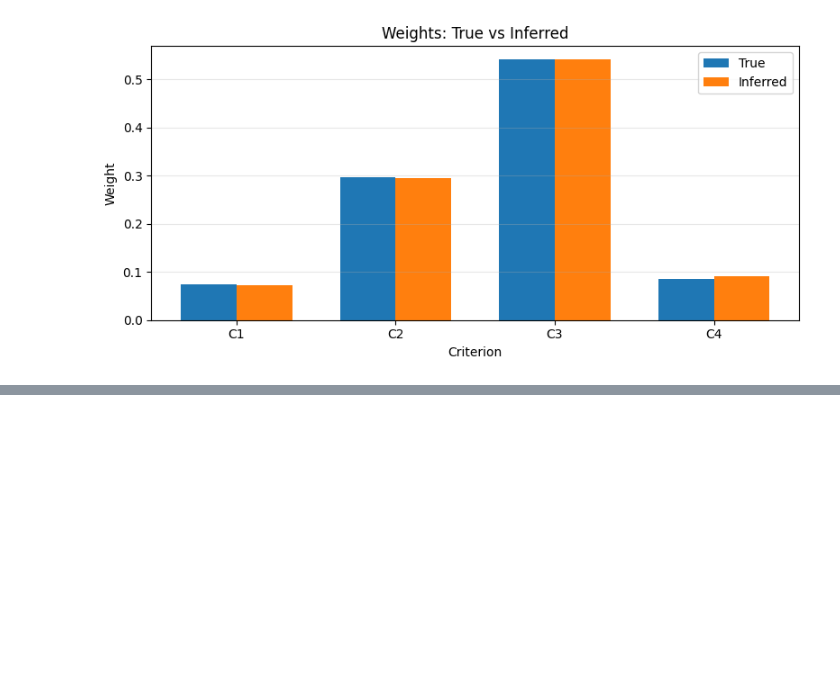
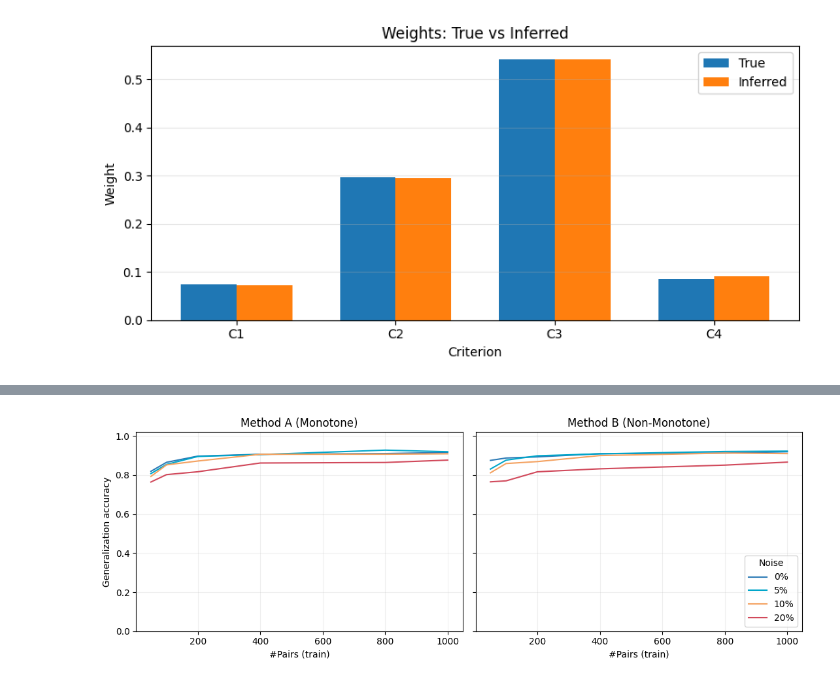
Before and after one commit to MathysBgh/UTA_project, a Jupyter notebook: uta.ipynb, the cells around one changed output, grey strips where cells are left out. Cells and saved outputs as stored; diff of their text form; code cells hidden in the pictures; blank space fills up the shorter version.

Commit message:
Clean repo : uta.ipynb, results csv, and uta_core.py

```diff
--- a/uta.ipynb
+++ b/uta.ipynb
@@ -184,0 +313,27 @@ plot_value_functions_and_weights(gt, inf, mode="weighted")
+# %%
+import matplotlib as mpl
+
+mpl.rcParams.update({
+    "figure.dpi": 120,
+    "axes.spines.top": False,
+    "axes.spines.right": False,
+    "axes.grid": True,
+    "grid.alpha": 0.2,
+    "grid.linestyle": "-",
+    "axes.linewidth": 0.8,
+    "lines.linewidth": 1.8,
+    "font.size": 11,
+    "legend.frameon": False,
+})
+# %%
+# ===== New Protocol =====
+import pandas as pd
+
+repeats = 20
+noise_grid = [0.0, 0.05, 0.10, 0.20]
+pairs_grid = [50, 100, 200, 400, 800, 1000]
+m_grid = [3, 4, 6, 8]
+L_grid = [4, 5, 6]
+k_non_mono_grid = [0, 1, 2, 3]      # will be min(k, m)
+peak_types = ["central", "extreme"] # 2 types
+methods = ["A_mono", "B_nonmono"]   # compare both
@@ -184,0 +462,4 @@ plot_value_functions_and_weights(gt, inf, mode="weighted")
+# %%
+import pandas as pd
+df = pd.read_csv("uta_results.csv", sep=";")
+df.head(10)
@@ -184,0 +720,4 @@ plot_value_functions_and_weights(gt, inf, mode="weighted")
+# %%
+plot_acc_vs_pairs_clean(df, m=6, L=6, k_non_mono=0, peak_type="central")
+# %% [output]
+[figure, added]
```
Also changed, not shown: parts of 11 cells of this notebook, 23 other files.
